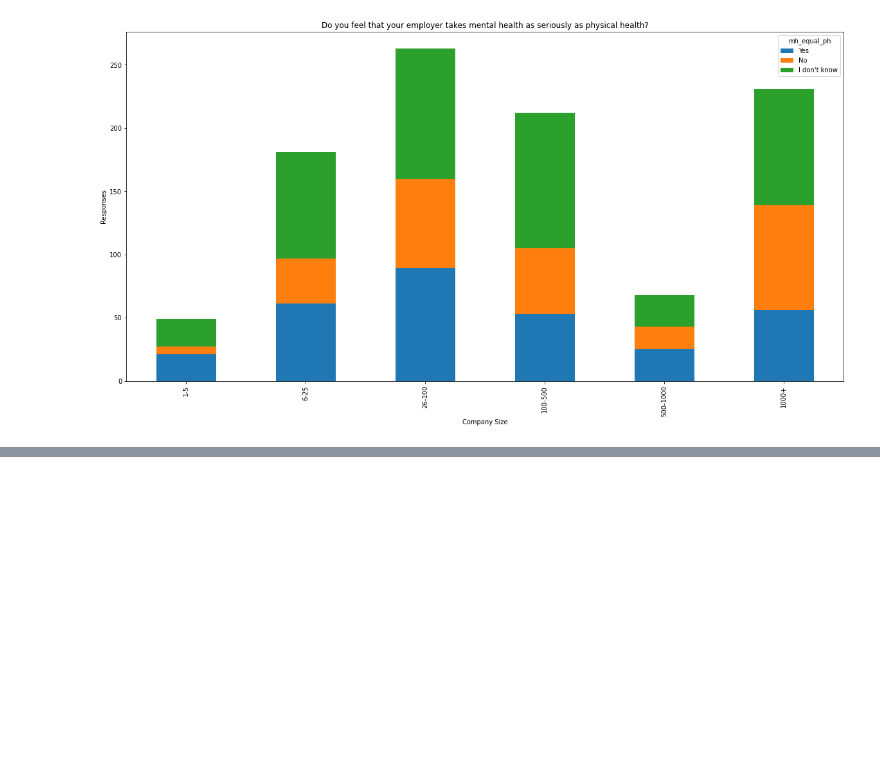
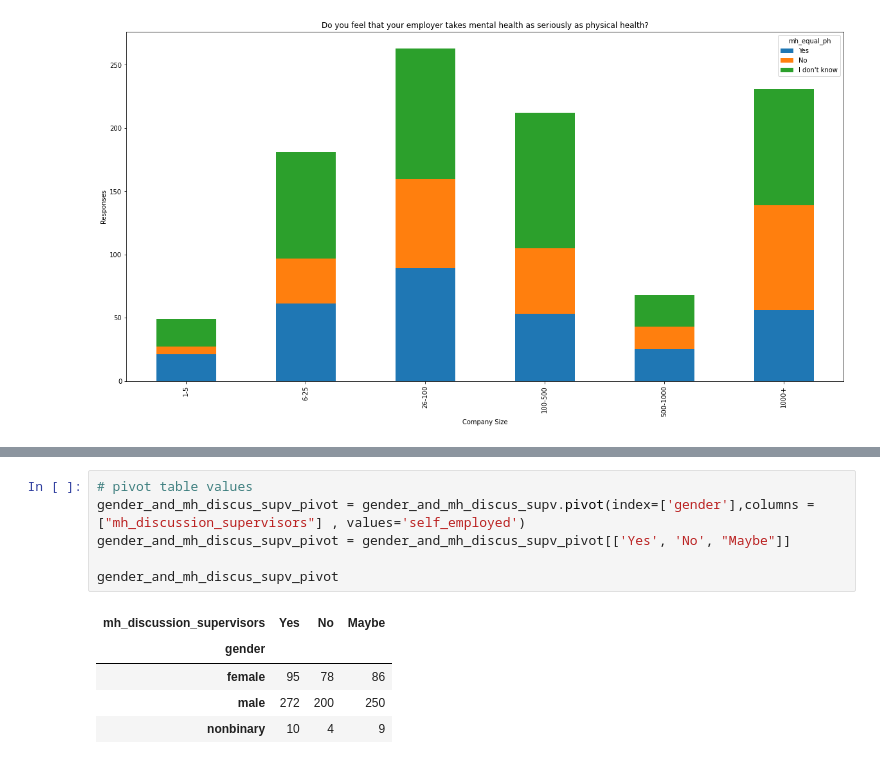
Before and after one commit to ArtTucker/mental_health_and_economics, a Jupyter notebook: visualization/OSMI_MHIT_exploration.ipynb, the cells around one changed output, grey strips where cells are left out. Drawn from its saved outputs; the diff is of its cells as text; blank space fills up the shorter version.

```diff
--- a/visualization/OSMI_MHIT_exploration.ipynb
+++ b/visualization/OSMI_MHIT_exploration.ipynb
@@ -699,0 +718,12 @@ plt.savefig("../images/mh_eql_to_ph_by_comp_size.png")
+# %%
+# pivot table values
+gender_and_mh_discus_supv_pivot = gender_and_mh_discus_supv.pivot(index=['gender'],columns = ["mh_discussion_supervisors"] , values='self_employed')
+gender_and_mh_discus_supv_pivot = gender_and_mh_discus_supv_pivot[['Yes', 'No', "Maybe"]]
+
+gender_and_mh_discus_supv_pivot
+# %% [output]
+| mh_discussion_supervisors | Yes | No | Maybe |
+| gender |  |  |  |
+| female | 95 | 78 | 86 |
+| male | 272 | 200 | 250 |
+| nonbinary | 10 | 4 | 9 |
```
Also changed, not shown: parts of 3 cells of this notebook, 1 other file.
